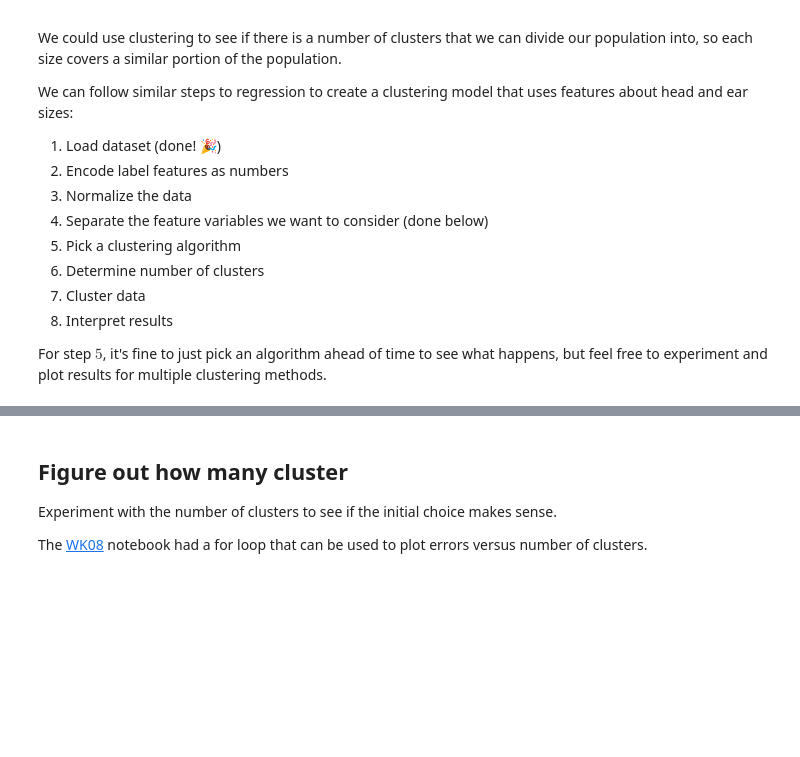
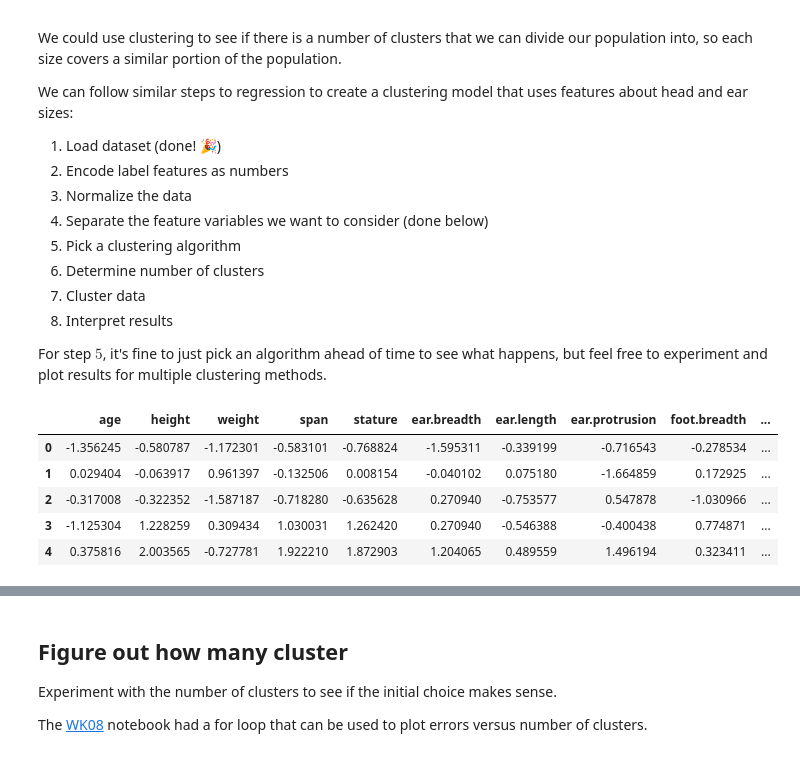
Before and after one commit to Seoyoung-2026S-AML/Homework08, a Jupyter notebook: Homework08.ipynb, the cells around one changed output, grey strips where cells are left out. Cells and saved outputs as stored; diff of their text form; code cells hidden in the pictures; blank space fills up the shorter version.

```diff
--- a/Homework08.ipynb
+++ b/Homework08.ipynb
@@ -107,8 +107,22 @@ We can follow similar steps to regression to create a clustering model that uses
 For step $5$, it's fine to just pick an algorithm ahead of time to see what happens, but feel free to experiment and plot results for multiple clustering methods.
 # %%
 ## Encode non-numerical features
+ansur_encoded = pd.get_dummies(ansur_df, drop_first=True)
+ansur_encoded.head()
 
 ## Normalize the data
+
+ansur_scaler = StandardScaler().set_output(transform="pandas")
+ansur_scaled_df = ansur_scaler.fit_transform(ansur_encoded)
+
+ansur_scaled_df.head()
+# %% [output]
+|  | age | height | weight | span | stature | ear.breadth | ear.length | ear.protrusion | foot.breadth | ... |
+| 0 | -1.356245 | -0.580787 | -1.172301 | -0.583101 | -0.768824 | -1.595311 | -0.339199 | -0.716543 | -0.278534 | ... |
+| 1 | 0.029404 | -0.063917 | 0.961397 | -0.132506 | 0.008154 | -0.040102 | 0.075180 | -1.664859 | 0.172925 | ... |
+| 2 | -0.317008 | -0.322352 | -1.587187 | -0.718280 | -0.635628 | 0.270940 | -0.753577 | 0.547878 | -1.030966 | ... |
+| 3 | -1.125304 | 1.228259 | 0.309434 | 1.030031 | 1.262420 | 0.270940 | -0.546388 | -0.400438 | 0.774871 | ... |
+| 4 | 0.375816 | 2.003565 | -0.727781 | 1.922210 | 1.872903 | 1.204065 | 0.489559 | 1.496194 | 0.323411 | ... |
 # %%
 ## Separate the features we want to consider
 ansur_features = ansur_scaled_df[["head.height", "head.circumference", "ear.length", "ear.breadth", "ear.protrusion"]]
```
Also changed, not shown: parts of 19 cells of this notebook.
